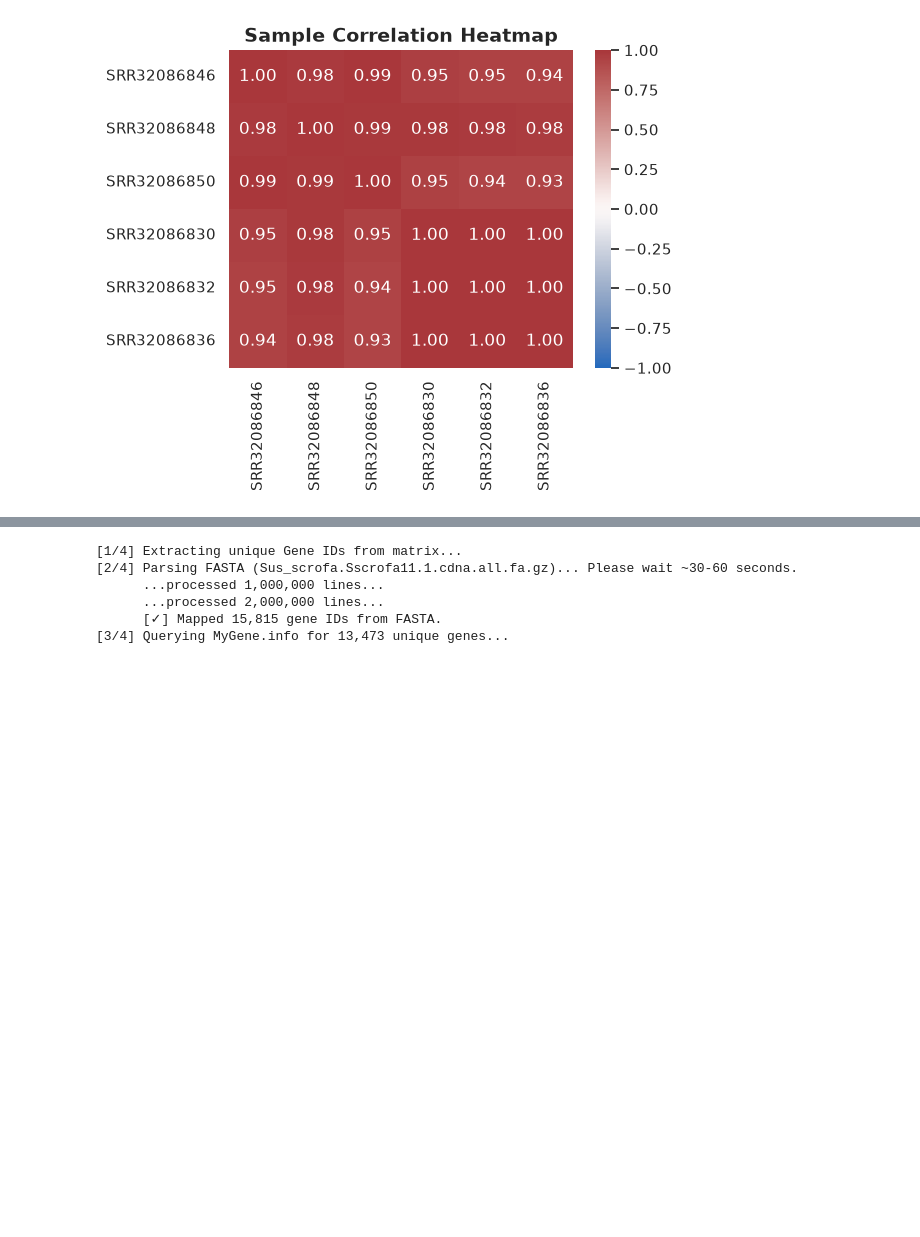
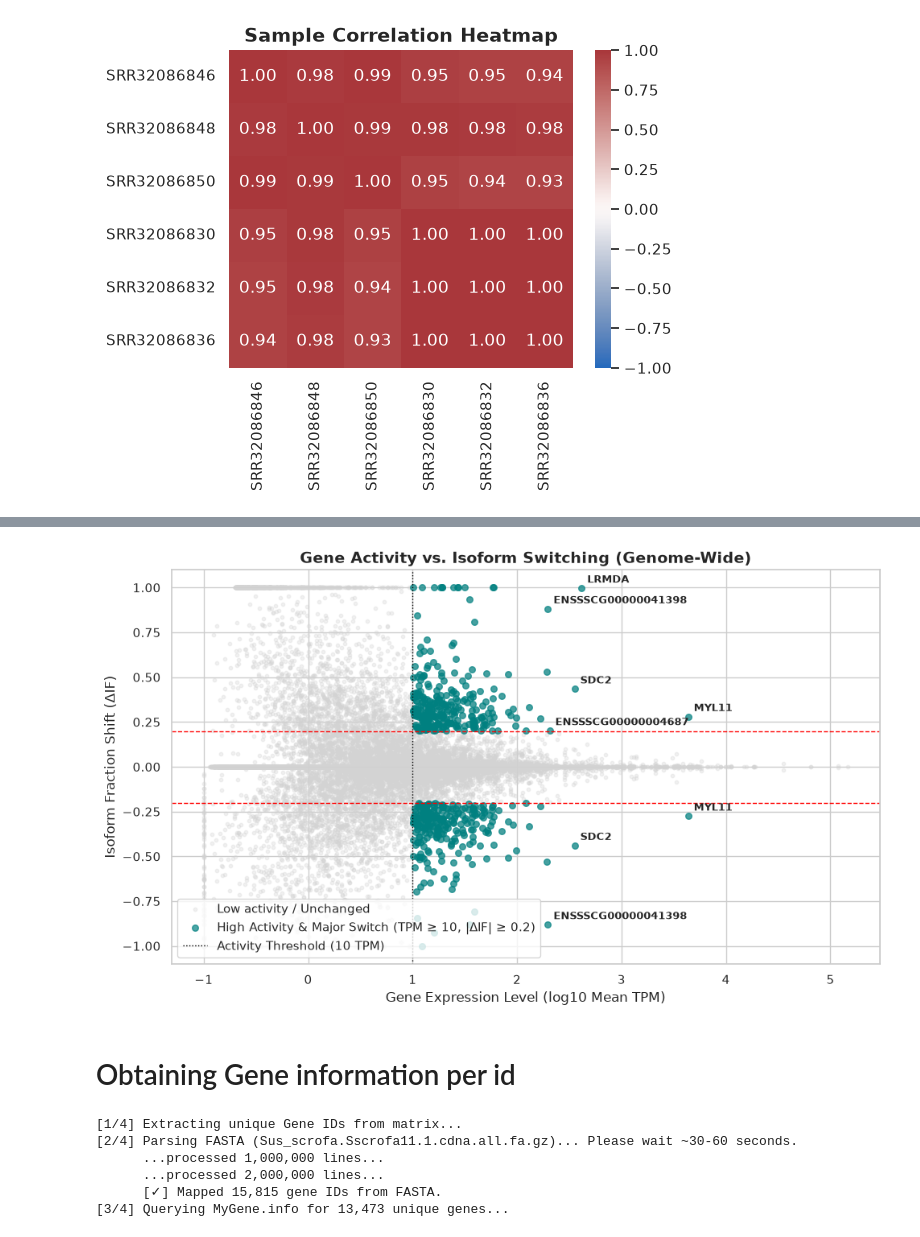
Before and after one commit to MissileXCrisis/EVA, a Jupyter notebook: notebooks/02_FASTA_Salmon_EDA.ipynb, the cells around one changed output, grey strips where cells are left out. Cells and saved outputs as stored; diff of their text form; code cells hidden in the pictures; blank space fills up the shorter version.

```diff
--- a/notebooks/02_FASTA_Salmon_EDA.ipynb
+++ b/notebooks/02_FASTA_Salmon_EDA.ipynb
@@ -207,3 +325,71 @@ Mapped 13473 unique gene names.
+# %%
+import matplotlib.pyplot as plt
+import numpy as np
+import seaborn as sns
+
+# Calculate Log10 Total TPM for plot scaling
+df["log_gene_tpm"] = np.log10(df["gene_total_tpm"] + 0.1)
+
+plt.figure(figsize=(10, 6))
+
+# Plot all background transcripts
+plt.scatter(
+    df["log_gene_tpm"],
+    df["delta_IF"],
+    color="lightgray",
+    alpha=0.3,
+    s=10,
+    label="Low activity / Unchanged",
+)
+
+# Highlight high-activity switching transcripts (fixed color name)
+high_act = df[(df["gene_total_tpm"] >= 10) & (df["delta_IF"].abs() >= 0.2)]
+plt.scatter(
+    high_act["log_gene_tpm"],
+    high_act["delta_IF"],
+    color="teal",  # Changed from 'darkteal' to valid color 'teal' (or 'darkcyan' / '#006666')
+    alpha=0.7,
+    s=30,
+    label="High Activity & Major Switch (TPM ≥ 10, |ΔIF| ≥ 0.2)",
+)
+
+# Threshold lines
+plt.axhline(0.2, color="red", linestyle="--", linewidth=1)
+plt.axhline(-0.2, color="red", linestyle="--", linewidth=1)
+plt.axvline(
+    1,
+    color="black",
+    linestyle=":",
+    linewidth=1,
+    label="Activity Threshold (10 TPM)",
+)
+
+# Label top 8 most active switching genes
+top_labels = high_act.sort_values(by="gene_total_tpm", ascending=False).head(8)
+for _, row in top_labels.iterrows():
+    plt.annotate(
+        row["Gene_Name"],
+        (row["log_gene_tpm"], row["delta_IF"]),
+        xytext=(5, 5),
+        textcoords="offset points",
+        fontsize=9,
+        fontweight="bold",
+    )
+
+plt.title(
+    "Gene Activity vs. Isoform Switching (Genome-Wide)",
+    fontsize=14,
+    fontweight="bold",
+)
+plt.xlabel("Gene Expression Level (log10 Mean TPM)", fontsize=12)
+plt.ylabel("Isoform Fraction Shift (ΔIF)", fontsize=12)
+plt.legend(loc="lower left")
+plt.tight_layout()
+plt.show()
+# %% [output]
+[figure, added]
+# %% [markdown]
+# Obtaining Gene information per id
 # %%
 import gzip
 from pathlib import Path
```
Also changed, not shown: parts of 10 cells of this notebook.
